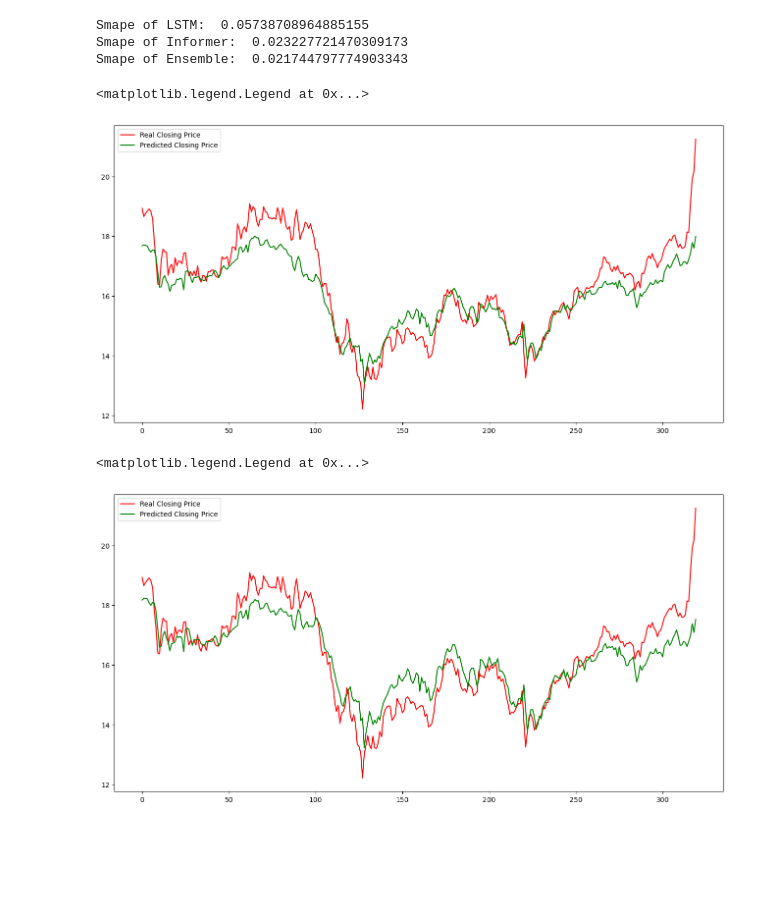
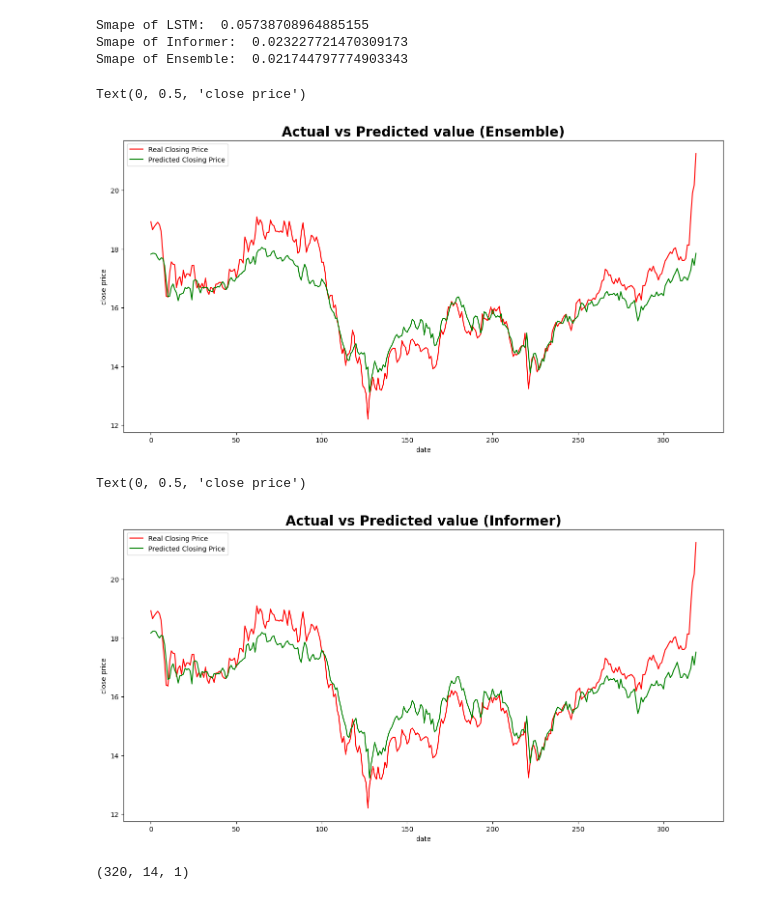
Before and after one commit to shanggao33/Data5703, a Jupyter notebook: Informer/bac_19col_newsent_indi_5@indi_final_twitter_finbert_avg/bac_19col_newsent_indi_5.ipynb, the cells around one changed output. Cells and saved outputs as stored; diff of their text form; code cells hidden in the pictures; blank space fills up the shorter version.

Commit message:
add plots

```diff
--- a/Informer/bac_19col_newsent_indi_5@indi_final_twitter_finbert_avg/bac_19col_newsent_indi_5.ipynb
+++ b/Informer/bac_19col_newsent_indi_5@indi_final_twitter_finbert_avg/bac_19col_newsent_indi_5.ipynb
@@ -1940,21 +1942,34 @@ Smape of Ensemble:  0.021744797774903343
 # %%
 plt.figure(figsize=(16,8), dpi= 100, facecolor='w', edgecolor='k')
 
 plt.plot(trues[:, 0, :], color='red', label = 'Real Closing Price')
 plt.plot(ensemble_preds, color='green', label = 'Predicted Closing Price')
 plt.legend(loc='best')
+
+plt.title('Actual vs Predicted value (Ensemble)', size=20, weight='bold')
+plt.xlabel('date')
+plt.ylabel('close price')
 # %% [output]
-<matplotlib.legend.Legend at 0x...>
+Text(0, 0.5, 'close price')
-[figure, old version]
+[figure, new version]
 # %%
 plt.figure(figsize=(16,8), dpi= 100, facecolor='w', edgecolor='k')
 
 plt.plot(trues[:, 0, :], color='red', label = 'Real Closing Price')
 plt.plot(informer_preds, color='green', label = 'Predicted Closing Price')
 plt.legend(loc='best')
+
+plt.title('Actual vs Predicted value (Informer)', size=20, weight='bold')
+plt.xlabel('date')
+plt.ylabel('close price')
 # %% [output]
-<matplotlib.legend.Legend at 0x...>
+Text(0, 0.5, 'close price')
-[figure, old version]
+[figure, new version]
+# %%
+arima_pred = np.load('./results/'+setting+'/pred.npy')
+arima_pred.shape
+# %% [output]
+(320, 14, 1)
 # %%
 plt.figure(figsize=(16,8), dpi= 100, facecolor='w', edgecolor='k')
 
```
Also changed, not shown: parts of 3 cells of this notebook, 3 other files.
